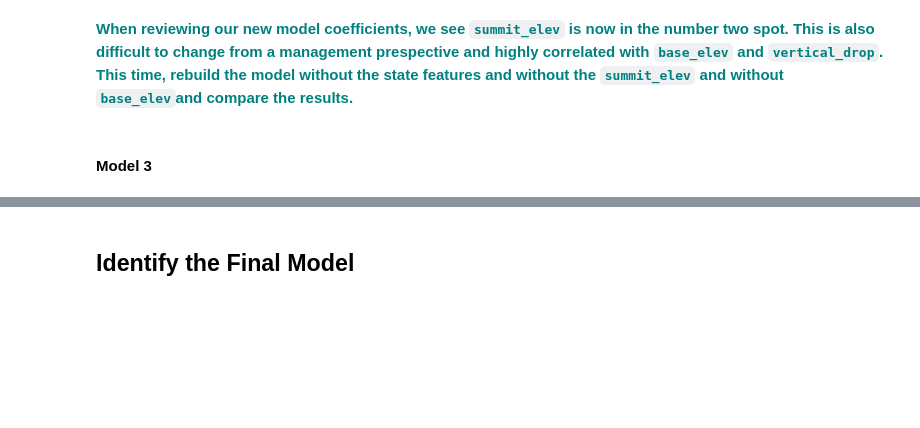
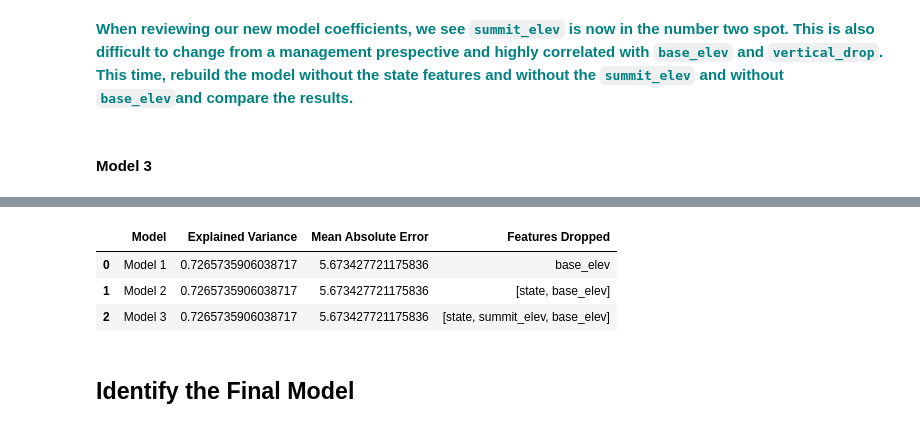
Before and after one commit to sidsekhar/springboard, a Jupyter notebook: notebooks/GuidedCapstoneStep4 and step5HL.ipynb, the cells around one changed output, grey strips where cells are left out. Saved outputs shown, nothing was run; the diff lists cells and outputs as text; code cells hidden in the pictures; blank space fills up the shorter version.

```diff
--- a/notebooks/GuidedCapstoneStep4 and step5HL.ipynb
+++ b/notebooks/GuidedCapstoneStep4 and step5HL.ipynb
@@ -173,3 +303,10 @@ Hint: Try to construct another model using exactly the steps we followed above.
+# %%
+pd.DataFrame({'Model':['Model 1','Model 2','Model 3'],'Explained Variance':['0.7265735906038717','0.7265735906038717','0.7265735906038717'],'Mean Absolute Error':['5.673427721175836','5.673427721175836','5.673427721175836'],'Features Dropped':['base_elev',['state','base_elev'],['state','summit_elev','base_elev']]})
+# %% [output]
+|  | Model | Explained Variance | Mean Absolute Error | Features Dropped |
+| 0 | Model 1 | 0.7265735906038717 | 5.673427721175836 | base_elev |
+| 1 | Model 2 | 0.7265735906038717 | 5.673427721175836 | [state, base_elev] |
+| 2 | Model 3 | 0.7265735906038717 | 5.673427721175836 | [state, summit_elev, base_elev] |
 # %% [markdown]
 ## Identify the Final Model
 # %% [markdown]
```
Also changed, not shown: parts of 22 cells of this notebook, 2 other files.
